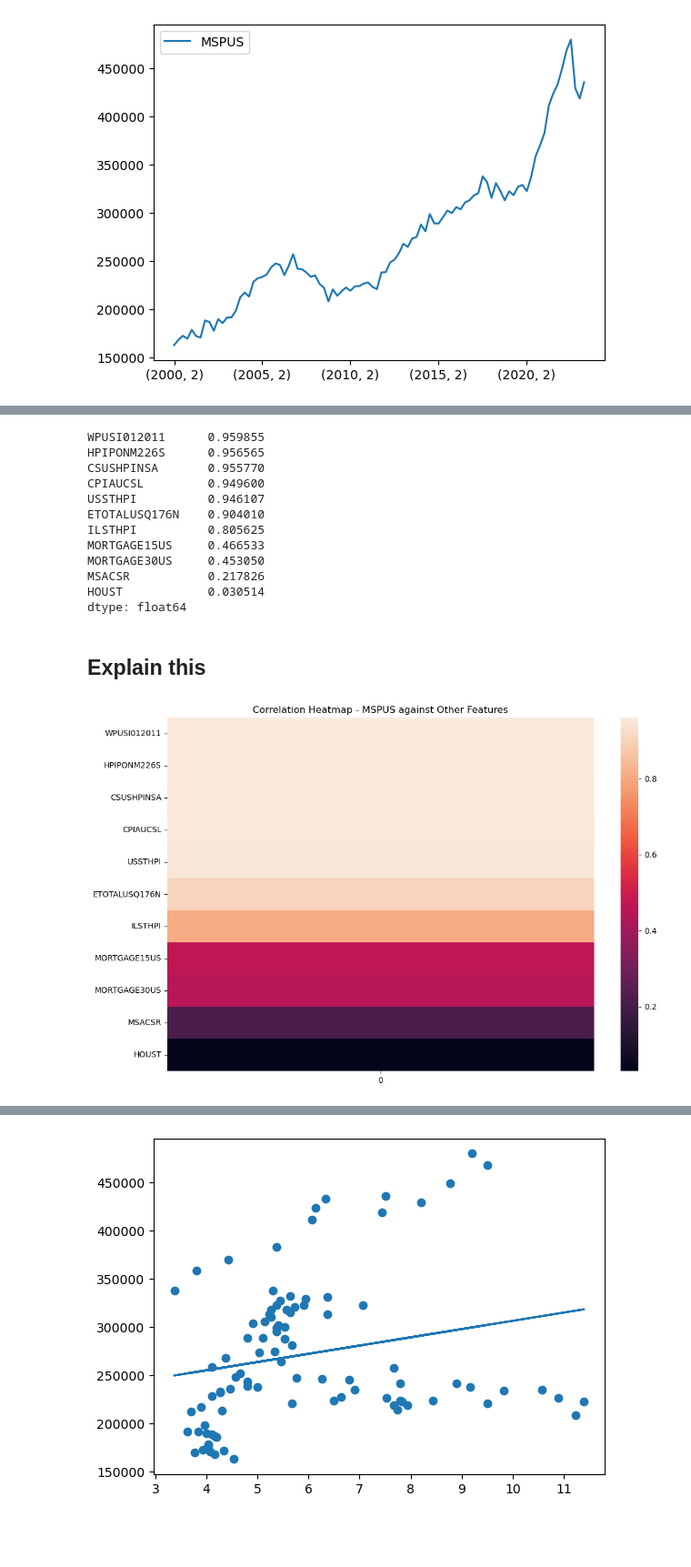
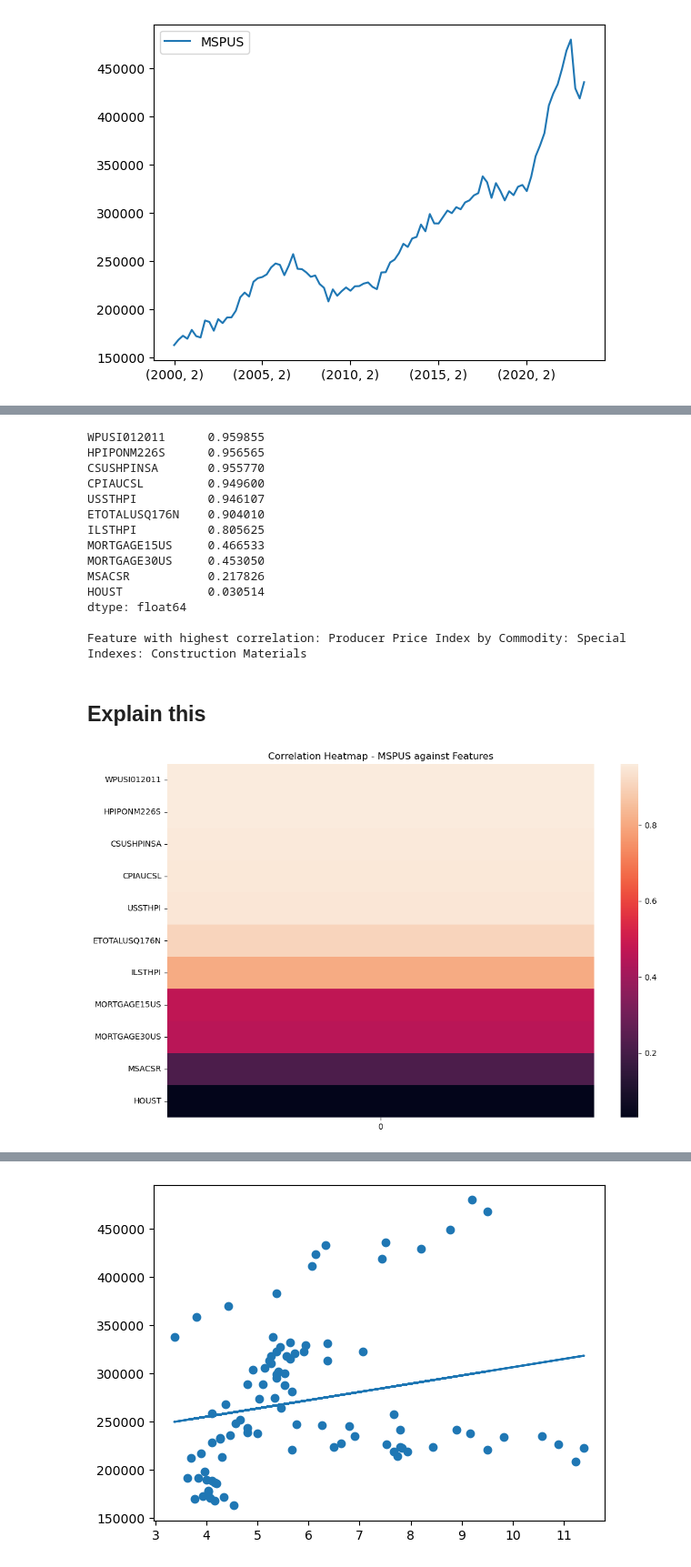
Before and after one commit to EvanGrillo/nu-fin-project2, a Jupyter notebook: notebooks/housing_predictions.ipynb, the cells around one changed output, grey strips where cells are left out. Shown: that part at 91% size. Drawn from its saved outputs; the diff is of its cells as text; code cells hidden in the pictures; blank space fills up the shorter version.

```diff
--- a/notebooks/housing_predictions.ipynb
+++ b/notebooks/housing_predictions.ipynb
@@ -173,7 +180,8 @@ correlations = housing_data_df.copy() \
     .corrwith(housing_data_df[target_column]) \
     .abs() \
     .sort_values(ascending=False)
-print(correlations)
+
+print(f'{correlations}\n\nFeature with highest correlation: {fred_timeseries_mapping[correlations.keys()[0]]}')
 # %% [output]
 WPUSI012011      0.959855
 HPIPONM226S      0.956565
@@ -187,21 +195,23 @@ MORTGAGE30US     0.453050
 MSACSR           0.217826
 HOUST            0.030514
 dtype: float64
+
+Feature with highest correlation: Producer Price Index by Commodity: Special Indexes: Construction Materials
 # %% [markdown]
 ## Explain this
 # %%
 # Visualize correlation
 cols = housing_data_df.columns.drop('MSPUS')
 
 correlation_matrix = housing_data_df[cols].corrwith(housing_data_df['MSPUS']) \
     .abs() \
     .sort_values(ascending=False)
 
 # Plot the heatmap
 plt.figure(figsize=(12, 8))
 sns.heatmap(correlation_matrix.to_frame())
-plt.title(f"Correlation Heatmap - {'MSPUS'} against Other Features")
+plt.title(f"Correlation Heatmap - {'MSPUS'} against Features")
 plt.show()
 # %% [output]
-[figure, old version]
+[figure, new version]
 # %% [markdown]
```
Also changed, not shown: parts of 34 cells of this notebook, 1 other file.
